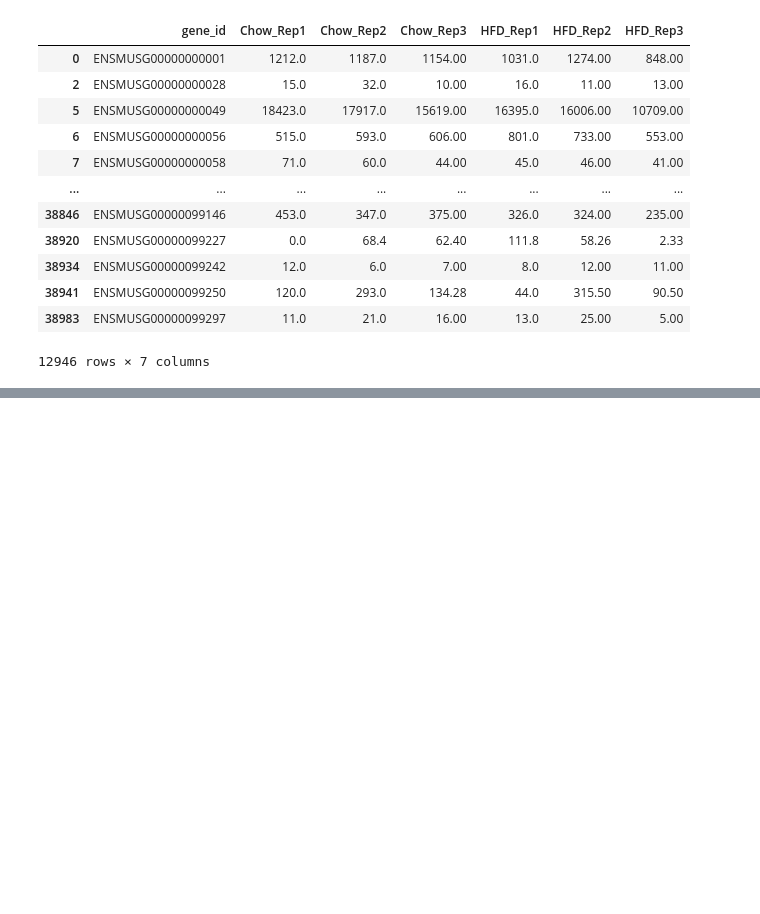
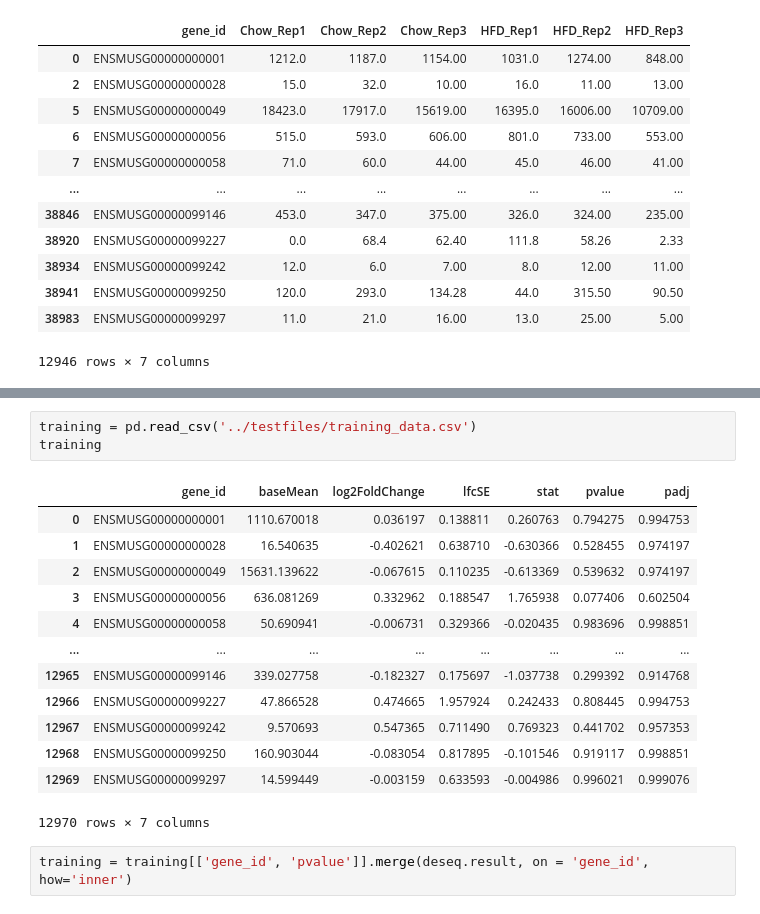
Before and after one commit to Kevinxsn/simple_deseq, a Jupyter notebook: simple_deseq/develop.ipynb, the cells around one changed output, grey strips where cells are left out. Cells and saved outputs as stored; diff of their text form; blank space fills up the shorter version.

```diff
--- a/simple_deseq/develop.ipynb
+++ b/simple_deseq/develop.ipynb
@@ -31,0 +369,19 @@ simpel_deseq.simple_deseque(condition, txi)
+# %%
+training = pd.read_csv('../testfiles/training_data.csv')
+training
+# %% [output]
+|  | gene_id | baseMean | log2FoldChange | lfcSE | stat | pvalue | padj |
+| 0 | ENSMUSG00000000001 | 1110.670018 | 0.036197 | 0.138811 | 0.260763 | 0.794275 | 0.994753 |
+| 1 | ENSMUSG00000000028 | 16.540635 | -0.402621 | 0.638710 | -0.630366 | 0.528455 | 0.974197 |
+| 2 | ENSMUSG00000000049 | 15631.139622 | -0.067615 | 0.110235 | -0.613369 | 0.539632 | 0.974197 |
+| 3 | ENSMUSG00000000056 | 636.081269 | 0.332962 | 0.188547 | 1.765938 | 0.077406 | 0.602504 |
+| 4 | ENSMUSG00000000058 | 50.690941 | -0.006731 | 0.329366 | -0.020435 | 0.983696 | 0.998851 |
+| ... | ... | ... | ... | ... | ... | ... | ... |
+| 12965 | ENSMUSG00000099146 | 339.027758 | -0.182327 | 0.175697 | -1.037738 | 0.299392 | 0.914768 |
+| 12966 | ENSMUSG00000099227 | 47.866528 | 0.474665 | 1.957924 | 0.242433 | 0.808445 | 0.994753 |
+| 12967 | ENSMUSG00000099242 | 9.570693 | 0.547365 | 0.711490 | 0.769323 | 0.441702 | 0.957353 |
+| 12968 | ENSMUSG00000099250 | 160.903044 | -0.083054 | 0.817895 | -0.101546 | 0.919117 | 0.998851 |
+| 12969 | ENSMUSG00000099297 | 14.599449 | -0.003159 | 0.633593 | -0.004986 | 0.996021 | 0.999076 |
+12970 rows × 7 columns
+# %%
+training = training[['gene_id', 'pvalue']].merge(deseq.result, on = 'gene_id', how='inner')
```
Also changed, not shown: parts of 29 cells of this notebook, 4 other files.
